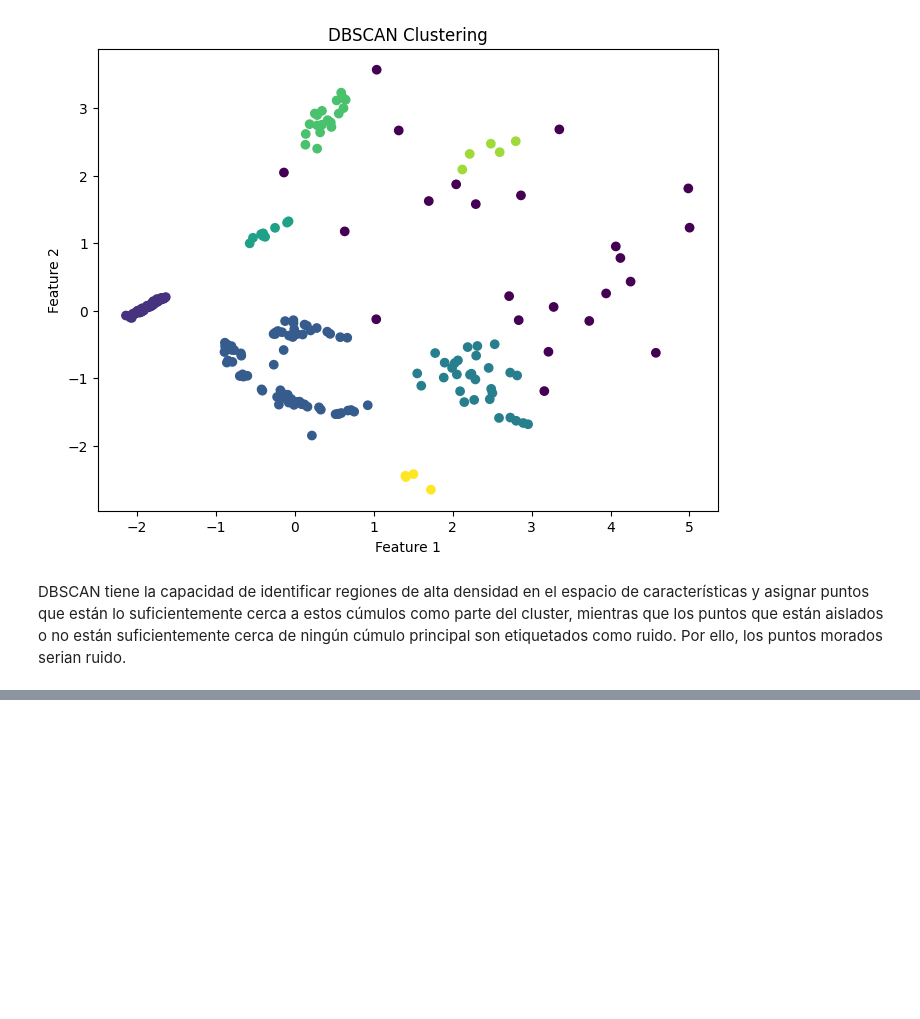
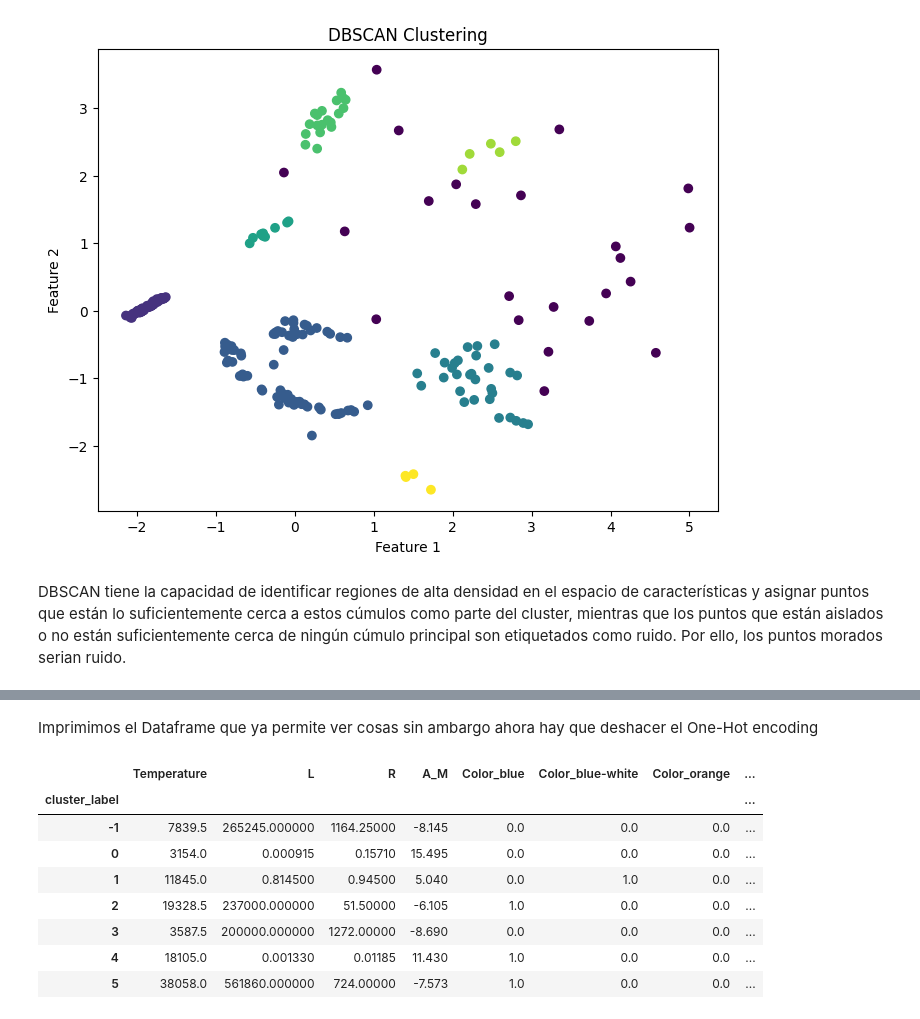
Before and after one commit to Mariolh33/G2_100472188_100429058_P2, a Jupyter notebook: Practica2.ipynb, the cells around one changed output, grey strips where cells are left out. Cells and saved outputs as stored; diff of their text form; code cells hidden in the pictures; blank space fills up the shorter version.

```diff
--- a/Practica2.ipynb
+++ b/Practica2.ipynb
@@ -346,7 +337,7 @@ pipeline = Pipeline([
 ])
 
 # Ajustar el pipeline a los datos y transformarlos  OHE
-encoded_data_OHE = pipeline.fit_transform(encoded_data_OHE)
+encoded_data_OHE = pipeline.fit_transform(pre_encoded_data_OHE)
 encoded_data_OHE= pd.DataFrame(encoded_data_OHE)
 
 # Ajustar el pipeline a los datos y transformarlos  ORDINAL
@@ -604,0 +592,11 @@ print (set(labels_dbscan_ohe))
+# %%
+import pandas as pd
+
+
+# Convertir el array a DataFrame
+labels_dbscan_ohe = pd.DataFrame(labels_dbscan_ohe)
+
+
+# Mostrar el DataFrame resultante
+
+print ("Clusters encontrados: ",labels_dbscan_ohe[0].unique())
@@ -604,0 +607,7 @@ print (set(labels_dbscan_ohe))
+# %%
+
+pre_encoded_data_OHE['cluster_label'] = labels_dbscan_ohe
+conteo_por_cluster = pre_encoded_data_OHE['cluster_label'].value_counts()
+
+# Mostrar el conteo por cluster
+print(conteo_por_cluster)
@@ -604,0 +643,9 @@ print (set(labels_dbscan_ohe))
+# %%
+# Suponiendo que 'pre_encoded_data_OHE' es tu DataFrame que contiene los datos originales y la etiqueta de cluster
+# y 'cluster_label' es la columna que contiene la etiqueta de cluster
+
+# Agrupar los datos por la etiqueta del cluster y calcular la mediana para cada grupo
+mediana_por_cluster = pre_encoded_data_OHE.groupby('cluster_label').median()
+
+# Mostrar la mediana por cluster
+print(mediana_por_cluster)
@@ -604,0 +670,14 @@ print (set(labels_dbscan_ohe))
+# %% [markdown]
+Imprimimos el Dataframe que ya permite ver cosas sin ambargo ahora hay que deshacer el One-Hot encoding
+# %%
+mediana_por_cluster
+# %% [output]
+|  | Temperature | L | R | A_M | Color_blue | Color_blue-white | Color_orange | ... |
+| cluster_label |  |  |  |  |  |  |  | ... |
+| -1 | 7839.5 | 265245.000000 | 1164.25000 | -8.145 | 0.0 | 0.0 | 0.0 | ... |
+| 0 | 3154.0 | 0.000915 | 0.15710 | 15.495 | 0.0 | 0.0 | 0.0 | ... |
+| 1 | 11845.0 | 0.814500 | 0.94500 | 5.040 | 0.0 | 1.0 | 0.0 | ... |
+| 2 | 19328.5 | 237000.000000 | 51.50000 | -6.105 | 1.0 | 0.0 | 0.0 | ... |
+| 3 | 3587.5 | 200000.000000 | 1272.00000 | -8.690 | 0.0 | 0.0 | 0.0 | ... |
+| 4 | 18105.0 | 0.001330 | 0.01185 | 11.430 | 1.0 | 0.0 | 0.0 | ... |
+| 5 | 38058.0 | 561860.000000 | 724.00000 | -7.573 | 1.0 | 0.0 | 0.0 | ... |
```
Also changed, not shown: parts of 20 cells of this notebook.
